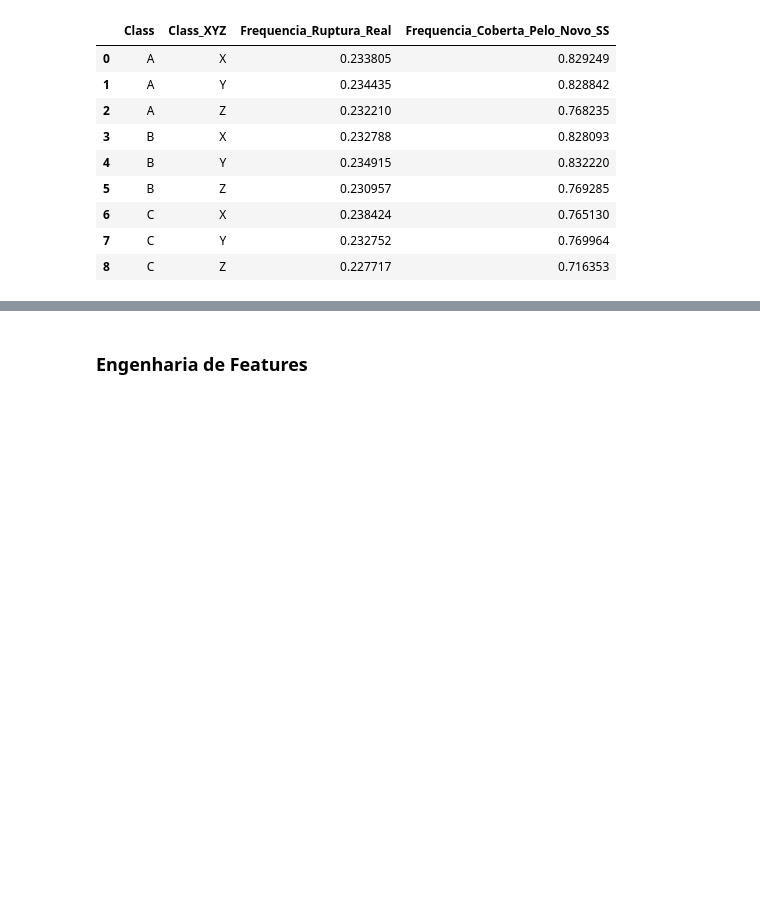
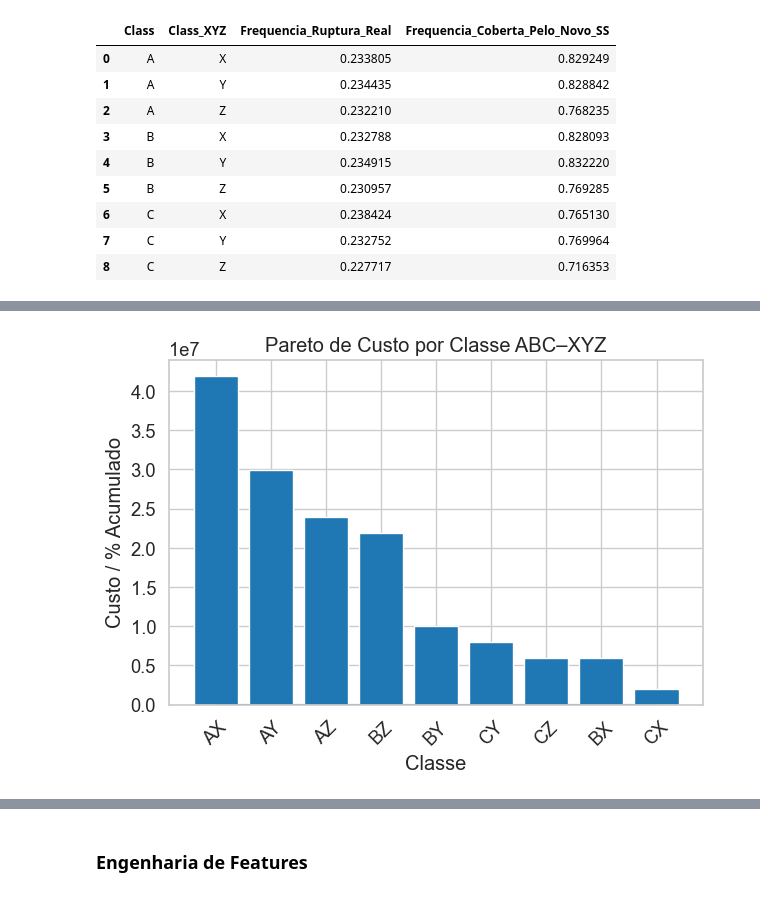
Before and after one commit to sergioneto12/DemandPlanning_DataAnalysis_Forecasting, a Jupyter notebook: analysis.ipynb, the cells around one changed output, grey strips where cells are left out. Saved outputs shown, nothing was run; the diff lists cells and outputs as text; code cells hidden in the pictures; blank space fills up the shorter version.

```diff
--- a/analysis.ipynb
+++ b/analysis.ipynb
@@ -1390,0 +1464,21 @@ Index(['Store ID', 'Product ID', 'Category', 'Region', 'Holiday/Promotion',
+# %%
+plt.figure()
+
+plt.bar(
+    portfolio_class_sorted["ABC_XYZ"],
+    portfolio_class_sorted["total_cost"]
+)
+
+plt.plot(
+    portfolio_class_sorted["ABC_XYZ"],
+    portfolio_class_sorted["cumulative_cost_pct"]
+)
+
+plt.xticks(rotation=45)
+plt.title("Pareto de Custo por Classe ABC–XYZ")
+plt.xlabel("Classe")
+plt.ylabel("Custo / % Acumulado")
+plt.tight_layout()
+plt.show()
+# %% [output]
+[figure, added]
```
Also changed, not shown: parts of 16 cells of this notebook.
